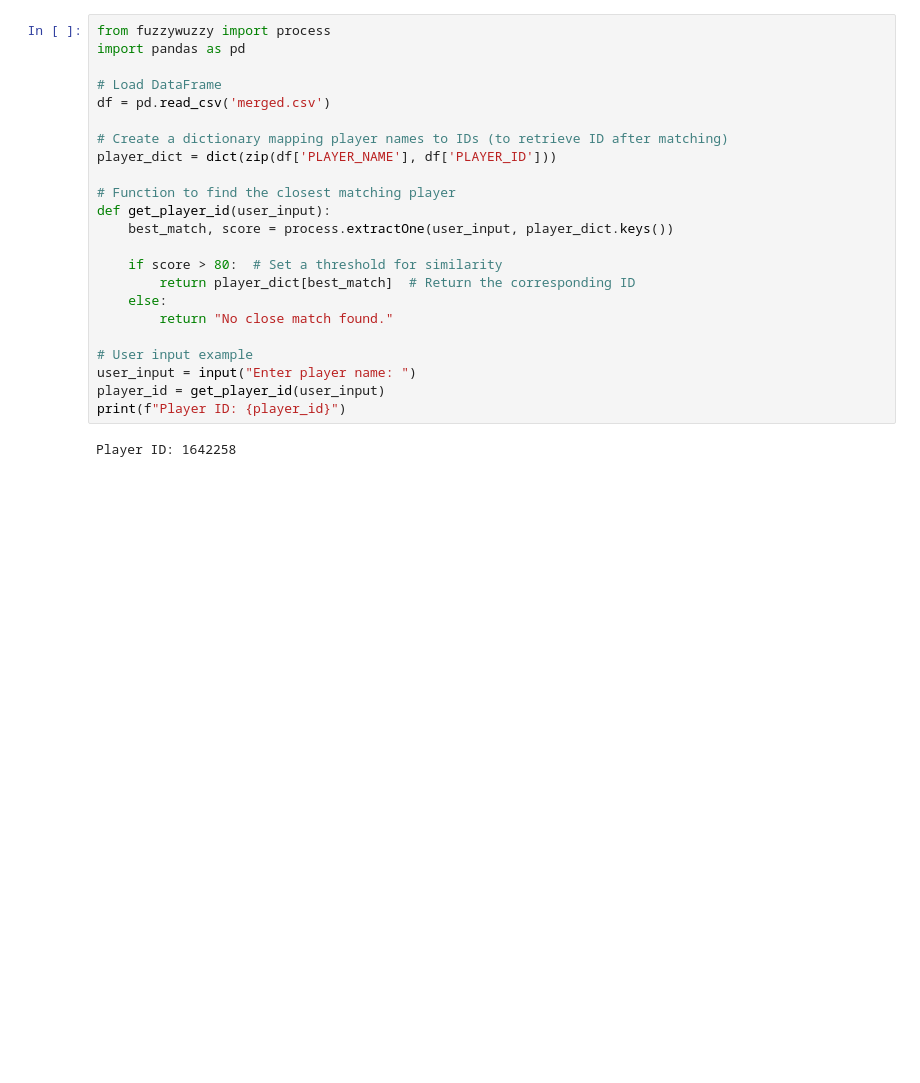
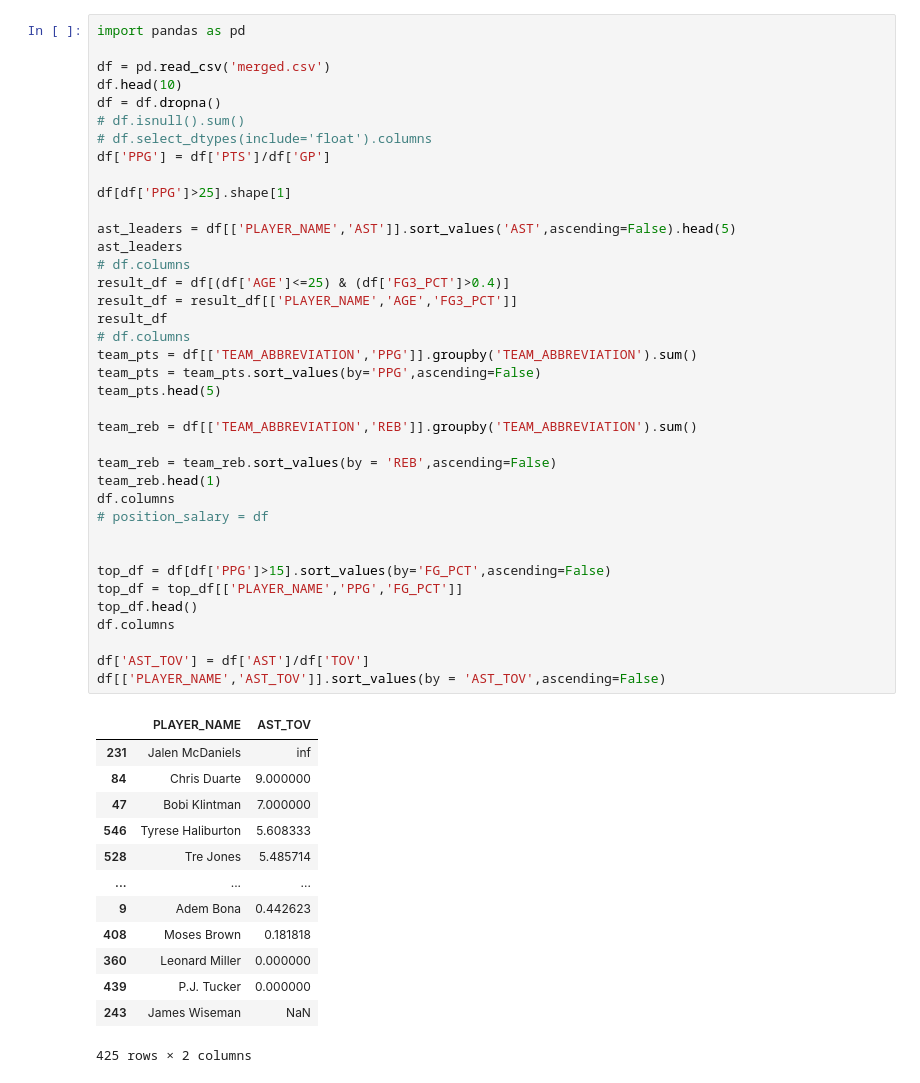
Before and after one commit to amanster22/PlayerGaugeAI, a Jupyter notebook: database/test.ipynb, the cells around one changed output. Drawn from its saved outputs; the diff is of its cells as text; blank space fills up the shorter version.

```diff
--- a/database/test.ipynb
+++ b/database/test.ipynb
@@ -145,25 +1,52 @@ Name: 2024-25, dtype: object
-# %%
-from fuzzywuzzy import process
-import pandas as pd
-
-# Load DataFrame
-df = pd.read_csv('merged.csv')
-
-# Create a dictionary mapping player names to IDs (to retrieve ID after matching)
-player_dict = dict(zip(df['PLAYER_NAME'], df['PLAYER_ID']))
-
-# Function to find the closest matching player
-def get_player_id(user_input):
-    best_match, score = process.extractOne(user_input, player_dict.keys())
-
-    if score > 80:  # Set a threshold for similarity
-        return player_dict[best_match]  # Return the corresponding ID
-    else:
-        return "No close match found."
-
-# User input example
-user_input = input("Enter player name: ")
-player_id = get_player_id(user_input)
-print(f"Player ID: {player_id}")
-# %% [output]
-Player ID: 1642258
+# %%
+import pandas as pd
+
+df = pd.read_csv('merged.csv')
+df.head(10)
+df = df.dropna()
+# df.isnull().sum()
+# df.select_dtypes(include='float').columns
+df['PPG'] = df['PTS']/df['GP']
+
+df[df['PPG']>25].shape[1]
+
+ast_leaders = df[['PLAYER_NAME','AST']].sort_values('AST',ascending=False).head(5)
+ast_leaders
+# df.columns
+result_df = df[(df['AGE']<=25) & (df['FG3_PCT']>0.4)]
+result_df = result_df[['PLAYER_NAME','AGE','FG3_PCT']]
+result_df
+# df.columns
+team_pts = df[['TEAM_ABBREVIATION','PPG']].groupby('TEAM_ABBREVIATION').sum()
+team_pts = team_pts.sort_values(by='PPG',ascending=False)
+team_pts.head(5)
+
+team_reb = df[['TEAM_ABBREVIATION','REB']].groupby('TEAM_ABBREVIATION').sum()
+
+team_reb = team_reb.sort_values(by = 'REB',ascending=False)
+team_reb.head(1)
+df.columns
+# position_salary = df
+
+
+top_df = df[df['PPG']>15].sort_values(by='FG_PCT',ascending=False)
+top_df = top_df[['PLAYER_NAME','PPG','FG_PCT']]
+top_df.head()
+df.columns
+
+df['AST_TOV'] = df['AST']/df['TOV']
+df[['PLAYER_NAME','AST_TOV']].sort_values(by = 'AST_TOV',ascending=False)
+# %% [output]
+|  | PLAYER_NAME | AST_TOV |
+| 231 | Jalen McDaniels | inf |
+| 84 | Chris Duarte | 9.000000 |
+| 47 | Bobi Klintman | 7.000000 |
+| 546 | Tyrese Haliburton | 5.608333 |
+| 528 | Tre Jones | 5.485714 |
+| ... | ... | ... |
+| 9 | Adem Bona | 0.442623 |
+| 408 | Moses Brown | 0.181818 |
+| 360 | Leonard Miller | 0.000000 |
+| 439 | P.J. Tucker | 0.000000 |
+| 243 | James Wiseman | NaN |
+425 rows × 2 columns
```
Also changed, not shown: parts of 11 cells of this notebook, 33 other files.
